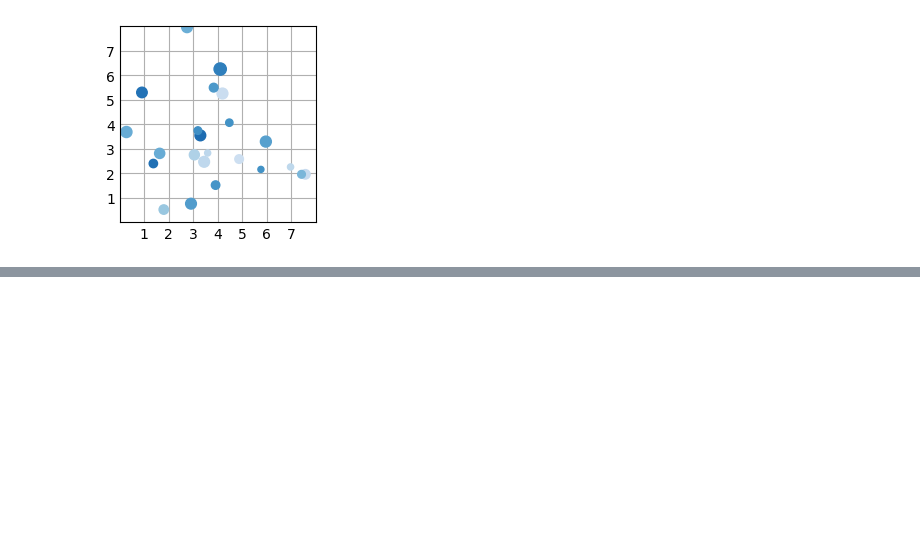
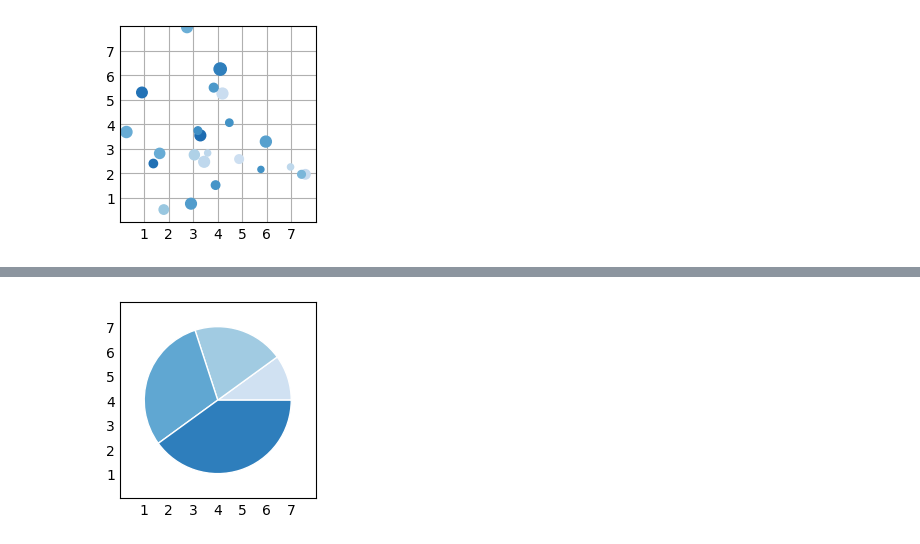
Before and after one commit to jmarcano101/data110, a Jupyter notebook: Practice.ipynb, the cells around one changed output, grey strips where cells are left out. Cells and saved outputs as stored; diff of their text form; code cells hidden in the pictures; blank space fills up the shorter version.

```diff
--- a/Practice.ipynb
+++ b/Practice.ipynb
@@ -77,0 +99,22 @@ plt.show()
+# %%
+import matplotlib.pyplot as plt
+import numpy as np
+
+plt.style.use('_mpl-gallery-nogrid')
+
+
+# make data
+x = [1, 2, 3, 4]
+colors = plt.get_cmap('Blues')(np.linspace(0.2, 0.7, len(x)))
+
+# plot
+fig, ax = plt.subplots()
+ax.pie(x, colors=colors, radius=3, center=(4, 4),
+       wedgeprops={"linewidth": 1, "edgecolor": "white"}, frame=True)
+
+ax.set(xlim=(0, 8), xticks=np.arange(1, 8),
+       ylim=(0, 8), yticks=np.arange(1, 8))
+
+plt.show()
+# %% [output]
+[figure, added]
```
Also changed, not shown: parts of 2 cells of this notebook.
